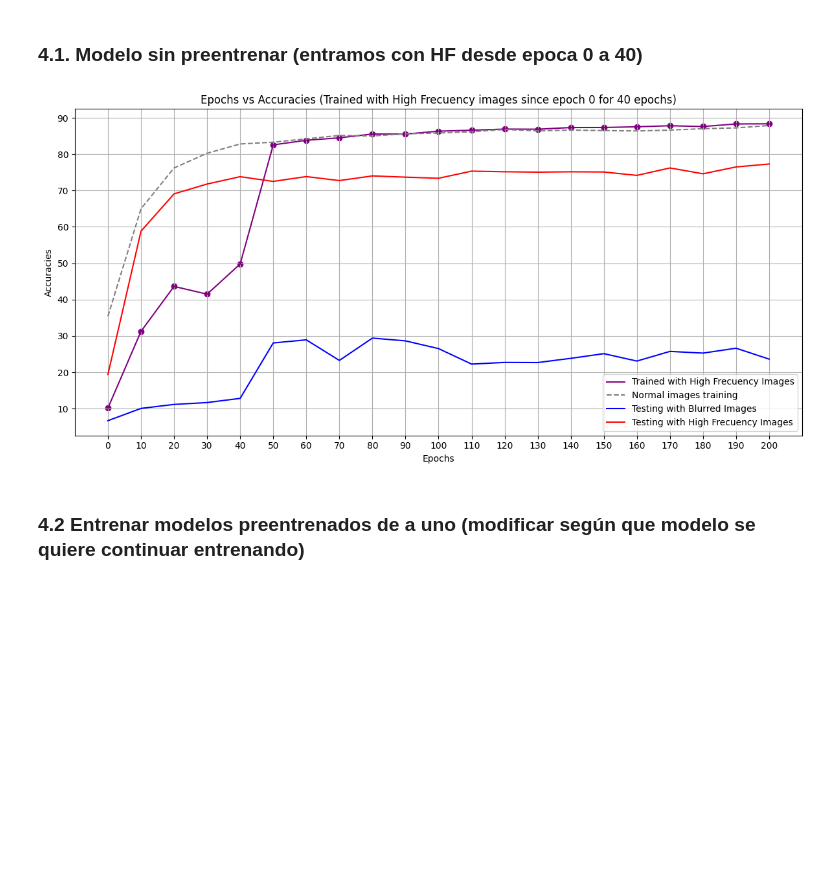
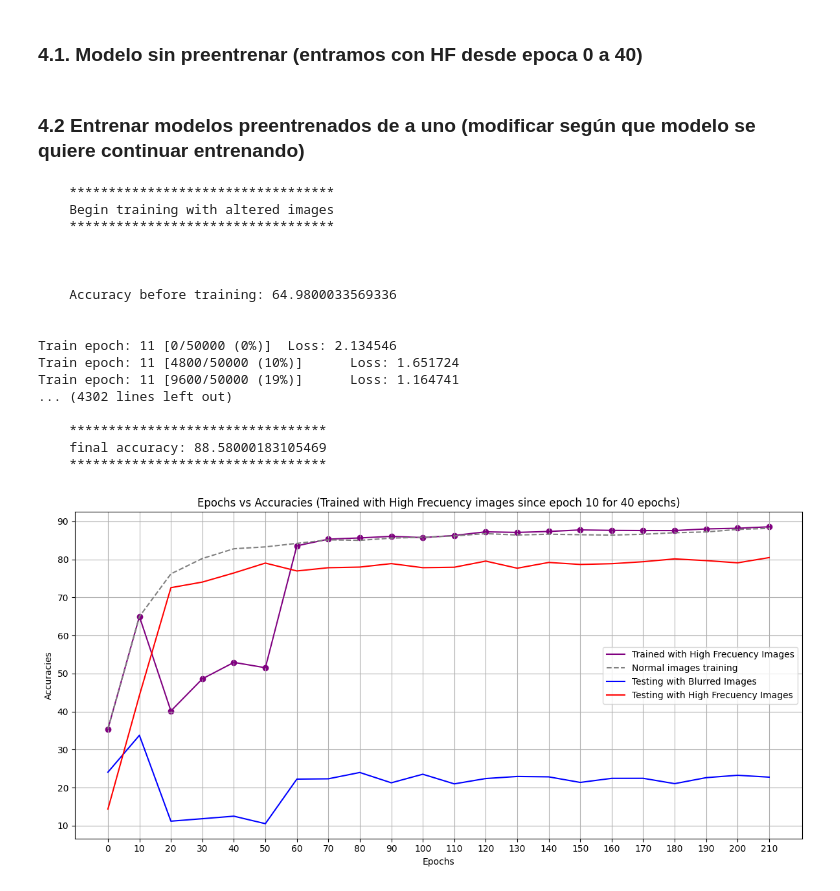
Before and after one commit to Larraguibel/DNN_neuroscience, a Jupyter notebook: colabs/High_frec_achille.ipynb, the cells around one changed output. Cells and saved outputs as stored; diff of their text form; code cells hidden in the pictures; blank space fills up the shorter version.

```diff
--- a/colabs/High_frec_achille.ipynb
+++ b/colabs/High_frec_achille.ipynb
@@ -829,45 +850,56 @@ save_model(pretrained_epochs=model_data['pretrained_epochs'],
-# %%
-# Guardar plot
-
-plot_path = std_text + f"/Graficos/HF training graphs/HF_training_from_0"
-save_plot(path=plot_path, altered_begin='0', training_data=training_data_dict,
-          blur_test_data=blur_test_dict, HF_test_data=HF_test_dict,
-          trained_with='High Frecuency')
-# %% [output]
-[figure, removed]
 # %% [markdown]
 ### 4.2 Entrenar modelos preentrenados de a uno (modificar según que modelo se quiere continuar entrenando)
 # %%
-# Entrenamiento desde 80 épocas
+# Entrenamiento desde 10 épocas
 
-std_text = f'/content/gdrive/MyDrive/Christ Diego Mircea/resultados experimentos'
-model_path = std_text + f'/allconv_noblur_checkpts/checkpoint_epoch_80.pt'
+epochs = 10
+std_text = f'/content/gdrive/MyDrive/Christ Diego Mircea Sebastian/resultados experimentos'
+model_path = std_text + f'/allconv_noblur_checkpts/checkpoint_epoch_{epochs}.pt'
 info_dict = begin_model_easy(normal_loader=train_loader,
                              altered_loader=subtracted_loader,
                              normal_test=test_loader,
                              blur_test=test_loader_blur,
                              HF_test=substracted_testloader,
                              model_path=model_path)
 
 model_data = info_dict['model_data']
 model = info_dict['model']
 optimizer = info_dict['optimizer']
 training_data_dict = info_dict['training_data_dict']
 blur_test_dict = info_dict['blur_test_dict']
 HF_test_dict = info_dict['HF_test_dict']
 
-checkpoint_save_path = std_text + f'/40epochs_Blur_checkpts/40HF_from_80.pt'
+checkpoint_save_path = std_text + f'/40epochs_HF_checkpts/40HF_from_{epochs}.pt'
 
 save_model(pretrained_epochs=model_data['pretrained_epochs'],
            model_state_dict=model.state_dict(),
            optimizer_state_dict=optimizer.state_dict(),
-           final_accuracy=round(model_data['final_accuracy'], 2),
+           final_accuracy=round(info_dict['final_accuracy'], 2),
            training_data_dict=training_data_dict,
            blur_test_dict=blur_test_dict,
            HF_test_dict=HF_test_dict,
            checkpt_path=checkpoint_save_path)
 
-plot_path = std_text + f"/Graficos/HF training graphs/HF_training_from_0"
-save_plot(path=plot_path, altered_begin='0', training_data=training_data_dict,
+plot_path = std_text + f"/Graficos/HF training graphs/HF_training_from_{epochs}"
+save_plot(path=plot_path, altered_begin=str(epochs), training_data=training_data_dict,
           blur_test_data=blur_test_dict, HF_test_data=HF_test_dict,
           trained_with='High Frecuency')
+# %% [output]
+    **********************************
+    Begin training with altered images
+    **********************************
+
+
+
+    Accuracy before training: 64.9800033569336
+
+
+Train epoch: 11 [0/50000 (0%)]  Loss: 2.134546
+Train epoch: 11 [4800/50000 (10%)]      Loss: 1.651724
+Train epoch: 11 [9600/50000 (19%)]      Loss: 1.164741
+... (4302 lines left out)
+
+    *********************************
+    final accuracy: 88.58000183105469
+    *********************************
+[figure, added]
```
Also changed, not shown: parts of 10 cells of this notebook, 3 other files.
